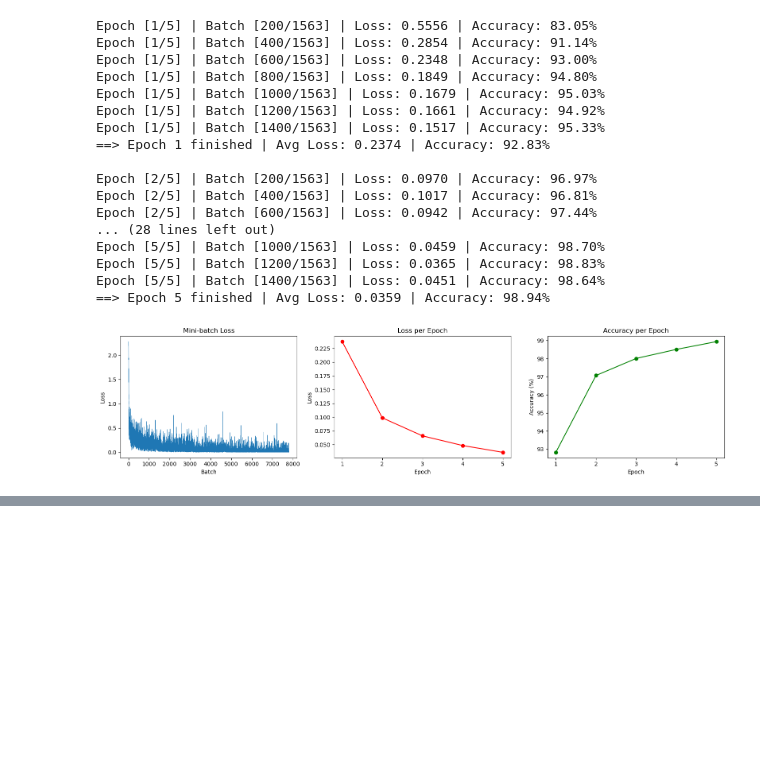
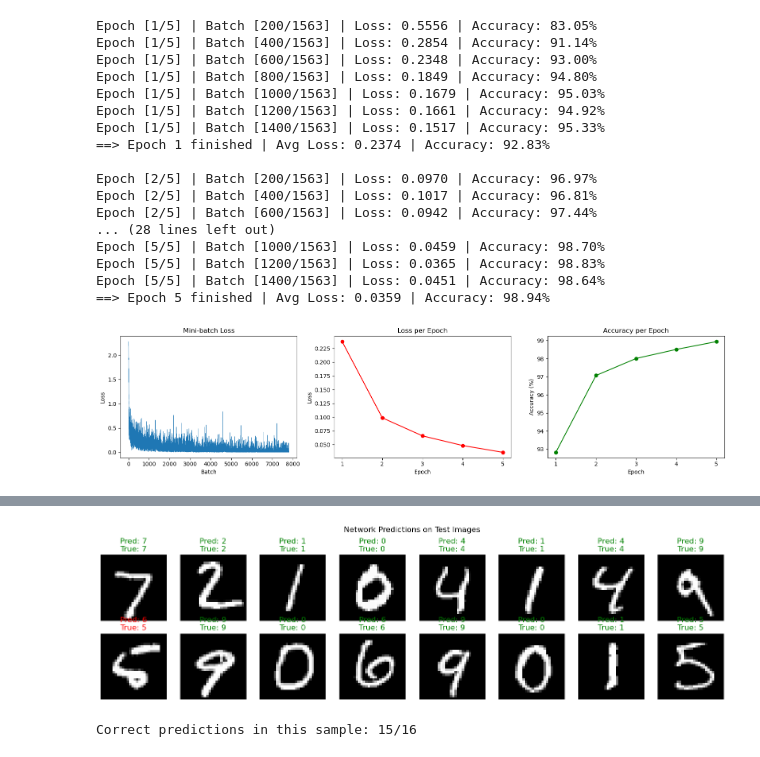
Before and after one commit to bayanAlghamdi/Deep-Learning-Assignment-1, a Jupyter notebook: Assigment-1 DL.ipynb, the cells around one changed output, grey strips where cells are left out. Drawn from its saved outputs; the diff is of its cells as text; code cells hidden in the pictures; blank space fills up the shorter version.

```diff
--- a/Assigment-1 DL.ipynb
+++ b/Assigment-1 DL.ipynb
@@ -269,0 +297,25 @@ plt.show()
+# %%
+# Take one batch from the test set
+images, labels = next(iter(test_loader))
+
+net.eval()
+with torch.no_grad():
+    outputs = net(images)
+    preds = outputs.argmax(dim=1)
+
+# Show the first 16 test images with predicted and true labels
+fig, axes = plt.subplots(2, 8, figsize=(14, 4))
+for i, ax in enumerate(axes.flat):
+    ax.imshow(images[i].squeeze(), cmap="gray")
+    color = "green" if preds[i] == labels[i] else "red"  # green = correct, red = wrong
+    ax.set_title(f"Pred: {preds[i].item()}\nTrue: {labels[i].item()}", color=color)
+    ax.axis("off")
+
+plt.suptitle("Network Predictions on Test Images")
+plt.tight_layout()
+plt.show()
+
+print(f"Correct predictions in this sample: {(preds[:16] == labels[:16]).sum().item()}/16")
+# %% [output]
+[figure, added]
+Correct predictions in this sample: 15/16
```
Also changed, not shown: parts of 2 cells of this notebook.
